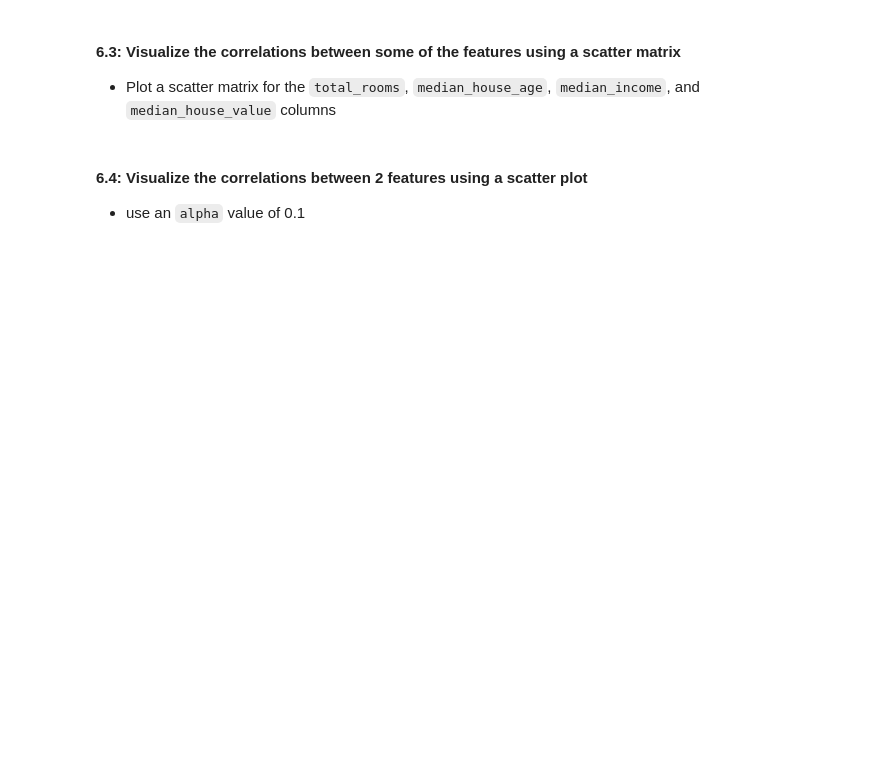
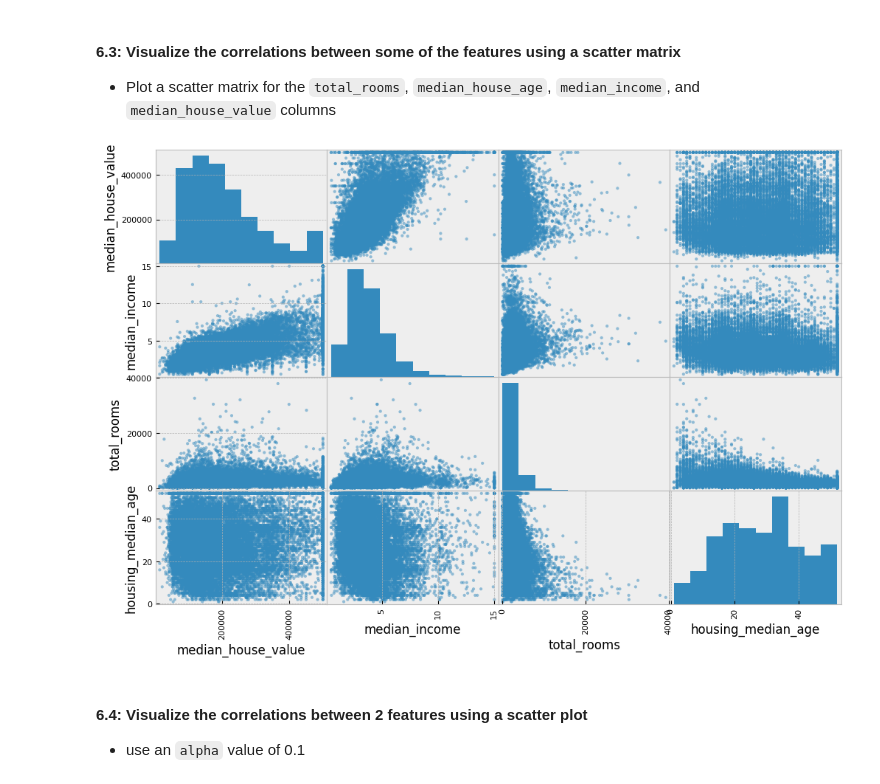
Before and after one commit to IT4063-Spring2025/eda-assignment-BeccaCordray, a Jupyter notebook: notebook.ipynb, the cells around one changed output. Saved outputs shown, nothing was run; the diff lists cells and outputs as text; code cells hidden in the pictures; blank space fills up the shorter version.

```diff
--- a/notebook.ipynb
+++ b/notebook.ipynb
@@ -282,6 +302,10 @@ sort the results in descending order
 - Plot a scatter matrix for the `total_rooms`, `median_house_age`, `median_income`, and `median_house_value` columns
 # %%
 # 💻 using Pandas Scatter Matrix Plotting, Plot the scatter matrix for (median_house_value, median_income, total_rooms, housing_median_age)
+scatter_matrix(housing[['median_house_value', 'median_income', 'total_rooms', 'housing_median_age']], figsize=(12, 8))
+plt.show()
+# %% [output]
+[figure, added]
 # %% [markdown]
 #### 6.4: Visualize the correlations between 2 features using a scatter plot
 - use an `alpha` value of 0.1
```
Also changed, not shown: parts of 9 cells of this notebook.
